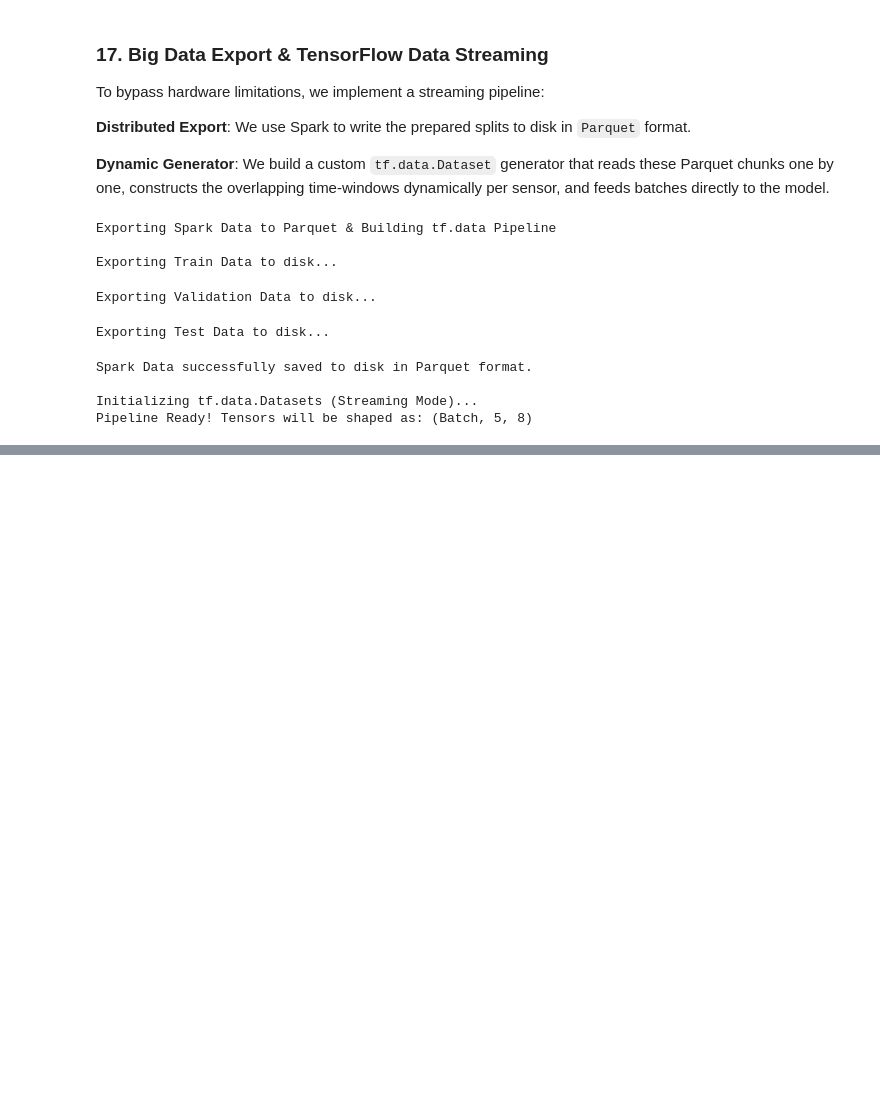
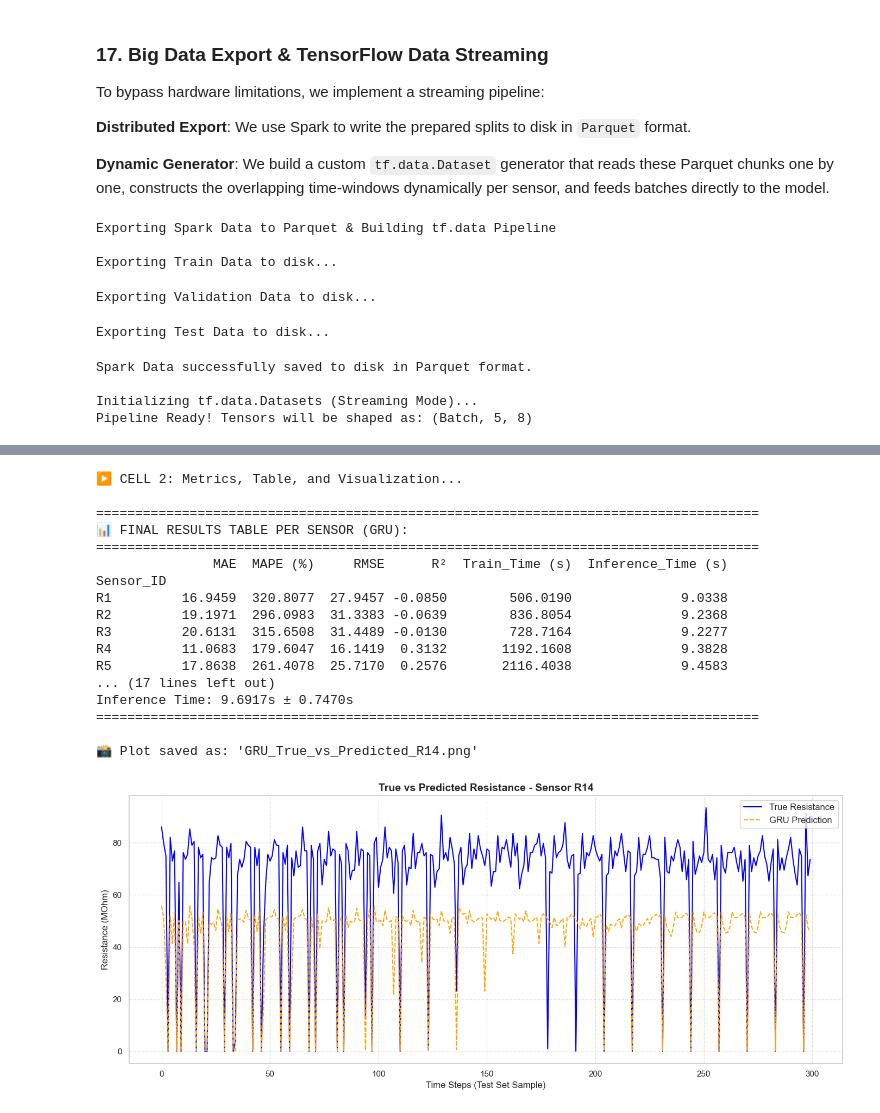
Before and after one commit to elia-etzanidi/gas_sensor_project, a Jupyter notebook: mox_project_pipeline.ipynb, the cells around one changed output, grey strips where cells are left out. Saved outputs shown, nothing was run; the diff lists cells and outputs as text; code cells hidden in the pictures; blank space fills up the shorter version.

```diff
--- a/mox_project_pipeline.ipynb
+++ b/mox_project_pipeline.ipynb
@@ -829,0 +1196,74 @@ Pipeline Ready! Tensors will be shaped as: (Batch, 5, 8)
+# %%
+import pandas as pd
+import matplotlib.pyplot as plt
+
+print("▶️ CELL 2: Metrics, Table, and Visualization...\n")
+
+# =======================================================
+# 1. FINAL TABLE & STATISTICS (AS REQUESTED)
+# =======================================================
+if not sensor_results:
+    print("⚠️ No results found. Make sure Cell 1 ran successfully.")
+else:
+    results_df = pd.DataFrame(sensor_results).set_index('Sensor_ID')
+
+    print("="*85)
+    print("📊 FINAL RESULTS TABLE PER SENSOR (GRU):")
+    print("="*85)
+    print(results_df.round(4).to_string())
+    print("-" * 85)
+
+    # Calculate Mean and Standard Deviation
+    print("\n📈 AGGREGATE STATISTICS (Mean ± Std Dev):")
+    print(f"MAE:            {results_df['MAE'].mean():.4f} ± {results_df['MAE'].std():.4f} MOhm")
+    print(f"MAPE:           {results_df['MAPE (%)'].mean():.2f}% ± {results_df['MAPE (%)'].std():.2f}%")
+    print(f"RMSE:           {results_df['RMSE'].mean():.4f} ± {results_df['RMSE'].std():.4f} MOhm")
+    print(f"R²:             {results_df['R²'].mean():.4f} ± {results_df['R²'].std():.4f}")
+    print(f"Train Time:     {results_df['Train_Time (s)'].mean():.2f}s ± {results_df['Train_Time (s)'].std():.2f}s")
+    print(f"Inference Time: {results_df['Inference_Time (s)'].mean():.4f}s ± {results_df['Inference_Time (s)'].std():.4f}s")
+    print("="*85)
+
+# =======================================================
+# 2. VISUALIZATION (TRUE VS PREDICTED)
+# =======================================================
+if len(plot_y_true) > 0:
+    plt.figure(figsize=(14, 6))
+
+    # Plot only the first 300 samples to keep the graph readable
+    samples_to_plot = 300
+
+    plt.plot(plot_y_true[:samples_to_plot], label='True Resistance', color='blue', linewidth=1.5)
+    plt.plot(plot_y_pred[:samples_to_plot], label='GRU Prediction', color='orange', linestyle='--', linewidth=1.5)
+
+    plt.title(f'True vs Predicted Resistance - Sensor {plot_sensor}', fontsize=14, fontweight='bold')
+    plt.xlabel('Time Steps (Test Set Sample)', fontsize=12)
+    plt.ylabel('Resistance (MOhm)', fontsize=12)
+    plt.legend(fontsize=12)
+    plt.grid(True, linestyle='--', alpha=0.6)
+    plt.tight_layout()
+
+    # Save the figure as requested by the assignment
+    plt.savefig(f'GRU_True_vs_Predicted_{plot_sensor}.png', dpi=300)
+    print(f"\n📸 Plot saved as: 'GRU_True_vs_Predicted_{plot_sensor}.png'")
+
+    # Display the plot in the Notebook
+    plt.show()
+# %% [output]
+▶️ CELL 2: Metrics, Table, and Visualization...
+
+=====================================================================================
+📊 FINAL RESULTS TABLE PER SENSOR (GRU):
+=====================================================================================
+               MAE  MAPE (%)     RMSE      R²  Train_Time (s)  Inference_Time (s)
+Sensor_ID
+R1         16.9459  320.8077  27.9457 -0.0850        506.0190              9.0338
+R2         19.1971  296.0983  31.3383 -0.0639        836.8054              9.2368
+R3         20.6131  315.6508  31.4489 -0.0130        728.7164              9.2277
+R4         11.0683  179.6047  16.1419  0.3132       1192.1608              9.3828
+R5         17.8638  261.4078  25.7170  0.2576       2116.4038              9.4583
+... (17 lines left out)
+Inference Time: 9.6917s ± 0.7470s
+=====================================================================================
+
+📸 Plot saved as: 'GRU_True_vs_Predicted_R14.png'
+[figure, added]
```
Also changed, not shown: parts of 10 cells of this notebook.
